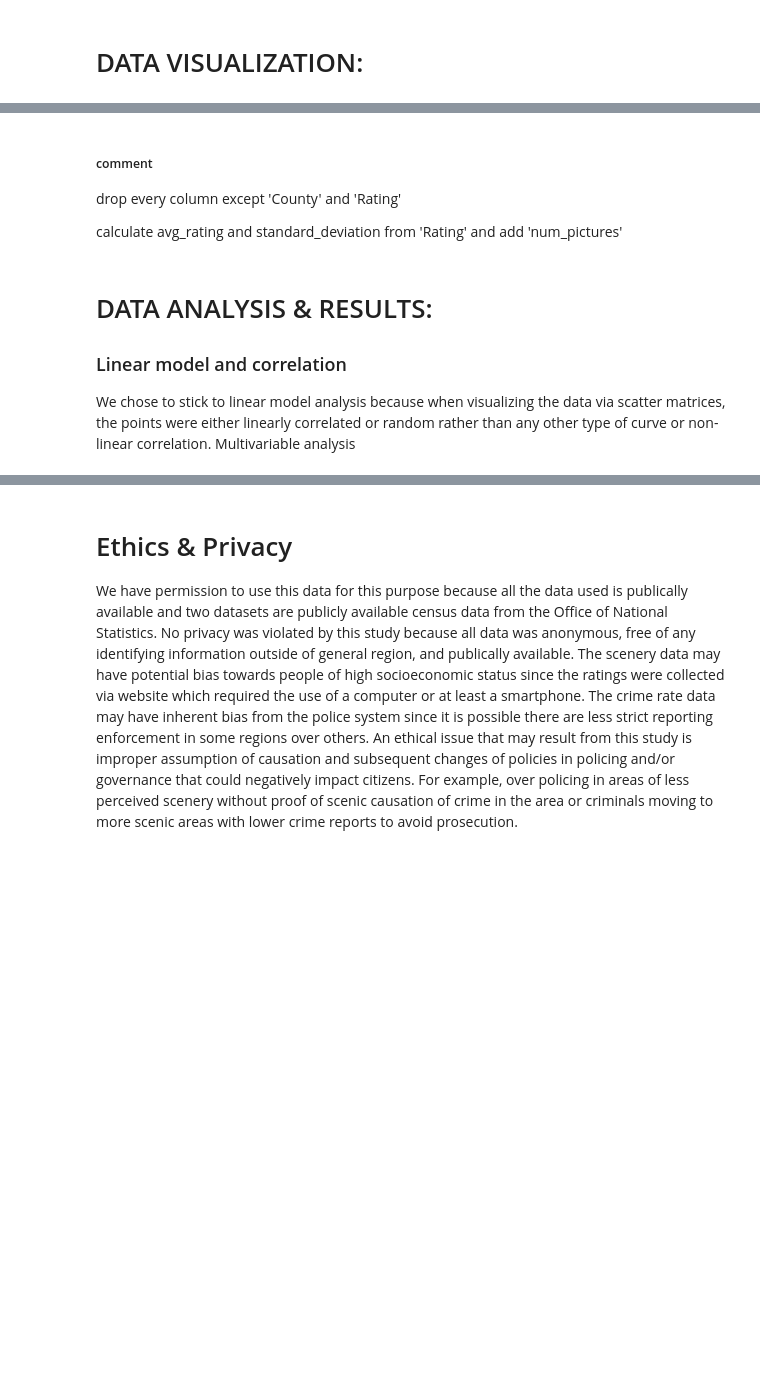
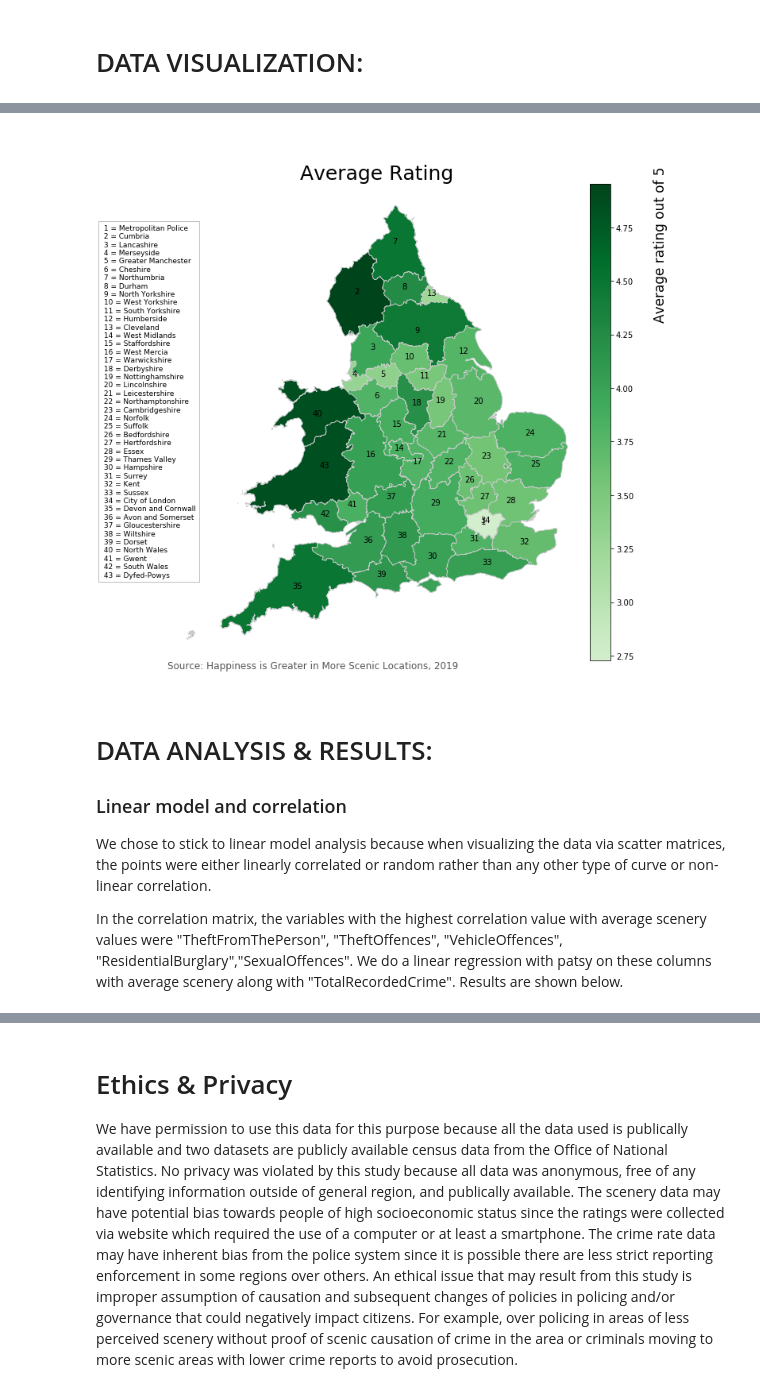
Before and after one commit to YunanAZ/Impact-of-Scenery-on-Regional-Crime-Rates-and-Citizen-Wealth, a Jupyter notebook: src/FinalProject.ipynb, the cells around one changed output, grey strips where cells are left out. Cells and saved outputs as stored; diff of their text form; code cells hidden in the pictures; blank space fills up the shorter version.

```diff
--- a/src/FinalProject.ipynb
+++ b/src/FinalProject.ipynb
@@ -318,49 +475,47 @@ base = map_df.plot(ax = ax)
 for idx, row in map_df.iterrows():
     plt.annotate(s=row['objectid'], xy=row['coords'], horizontalalignment='center', color = 'black')
 
-# create map
-merged.plot(column = variable, cmap = 'Greens', linewidth = 0.8, ax = base, edgecolor = '0.8')
-
+cmap_2 = plt.get_cmap('Greens')
+new_cmap_2 = truncate_colormap(cmap_2, 0.2, 1)
+merged.plot(column = variable, cmap = new_cmap_2, linewidth = 0.8, ax = base, edgecolor = '0.8')
 # Create colorbar as a legend
-sm = plt.cm.ScalarMappable(cmap='Greens', norm=plt.Normalize(vmin=vmin, vmax=vmax))
+sm = plt.cm.ScalarMappable(cmap = new_cmap_2, norm=plt.Normalize(vmin=vmin, vmax=vmax))
 
 # empty array for the data range
 sm._A = []
 
 # add the colorbar to the figure
 divider = make_axes_locatable(ax)
 cax1 = divider.append_axes("right", size="5%", pad=0.05)
 cbar = fig.colorbar(sm, cax = cax1)
 
 # remove the axis
 ax.axis('off')
 
 # add a title and y label
 title = ax.set_title("Average Rating", fontdict = {'fontsize': '25', 'fontweight' : '3'})
 y_axis = ax.annotate("Average rating out of 5", xy = (0.97, 0.66), xycoords = 'figure fraction', rotation = 'vertical',
                     fontsize = 17)
 
 # create an annotation for the data source
 ax.annotate('Source: Happiness is Greater in More Scenic Locations, 2019', xy = (0, 0), xycoords = 'axes fraction',
             horizontalalignment = 'left', verticalalignment = 'top', fontsize = 12, color = '#555555')
 
 # legend box for county labels
 leg = pd.DataFrame()
 leg['Police Force Area'] = map_df['objectid'].map(str) + ' = ' + map_df['pfa16nm']
 ax.annotate(leg.to_string(formatters={'Police Force Area':'{{:<{}s}}'.format(leg['Police Force Area'].str.len().max()).format},
                           index=False, header = None),
             xy = (0.01,0.2), xycoords = 'figure fraction', fontsize = 9, color = 'black', horizontalalignment = 'left',
             bbox=dict(facecolor='none', edgecolor='silver'))
 
 plt.show()
+# %% [output]
+[figure, added]
-# %% [markdown]
-##### comment
-drop every column except 'County' and 'Rating'
-
-calculate avg_rating and standard_deviation from 'Rating' and add 'num_pictures'
 # %% [markdown]
 # DATA ANALYSIS & RESULTS:
 ### Linear model and correlation
 We chose to stick to linear model analysis because when visualizing the data via scatter matrices, the points were either linearly correlated or random rather than any other type of curve or non-linear correlation.
-Multivariable analysis
+
+In the correlation matrix, the variables with the highest correlation value with average scenery values were "TheftFromThePerson", "TheftOffences", "VehicleOffences", "ResidentialBurglary","SexualOffences". We do a linear regression with patsy on these columns with average scenery along with "TotalRecordedCrime". Results are shown below.
 # %%
```
Also changed, not shown: parts of 93 cells of this notebook, 1 other file.
